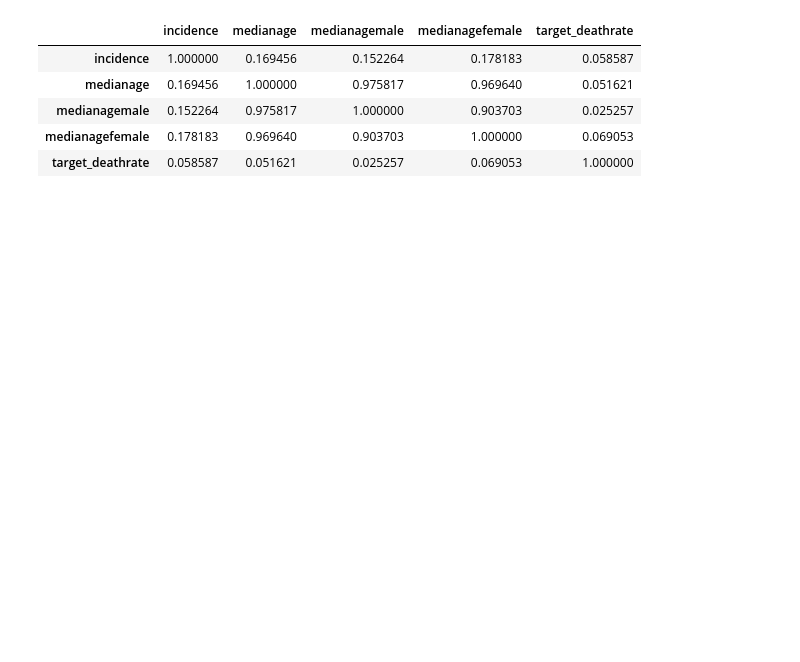
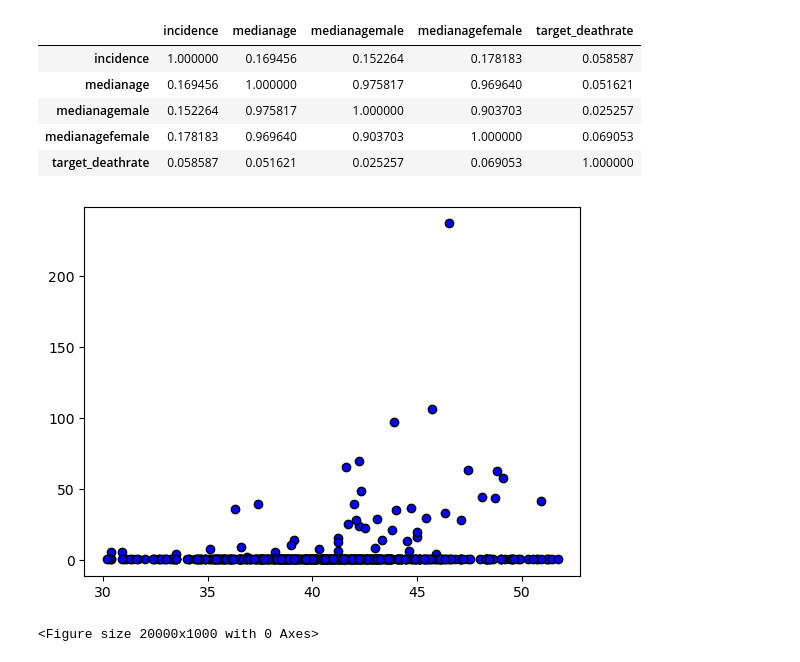
Before and after one commit to jordanskesner/plotters-against-cancer, a Jupyter notebook: Jordan_Project1.ipynb, the cells around one changed output. Cells and saved outputs as stored; diff of their text form; code cells hidden in the pictures; blank space fills up the shorter version.

```diff
--- a/Jordan_Project1.ipynb
+++ b/Jordan_Project1.ipynb
@@ -169,5 +181,14 @@ upper_bound = Q3 + 1.5 * IQR
 focused_data_clean = focused_data[(focused_data['medianage'] >= lower_bound) & (focused_data['medianage'] <= upper_bound)]
 focused_data_clean
 focused_data_clean['medianage'].describe()
+
+
+#### Requires additional filtering
+# remove and rows where median age > 90
+above90 = 90
+focused_data_clean = focused_data_clean[(focused_data['medianage'] <= above90)]
+focused_data_clean = focused_data_clean[(focused_data['medianagemale'] <= above90)]
+focused_data_clean = focused_data_clean[(focused_data['medianagefemale'] <= above90)]
+focused_data_clean['medianagemale'].describe()
 # %% [output]
 count    557.000000
@@ -217,6 +253,9 @@ focused_data_clean[['incidence', 'medianage', 'medianagemale', 'medianagefemale'
 | medianagefemale | 0.178183 | 0.969640 | 0.903703 | 1.000000 | 0.069053 |
 | target_deathrate | 0.058587 | 0.051621 | 0.025257 | 0.069053 | 1.000000 |
 # %%
-plt.scatter(df_combined['popest2015'], df_combined['avgdeathsperyear'], marker="o", facecolors="pink", edgecolors="black")
-plt.figure(figsize=(200, 10))
-plt.show()
+plot.scatter(focused_data_clean['medianage'], focused_data_clean['incidence'], marker="o", facecolors="blue", edgecolors="black")
+plot.figure(figsize=(200, 10))
+plot.show()
+# %% [output]
+[figure, added]
+<Figure size 20000x1000 with 0 Axes>
```
Also changed, not shown: parts of 7 cells of this notebook.
